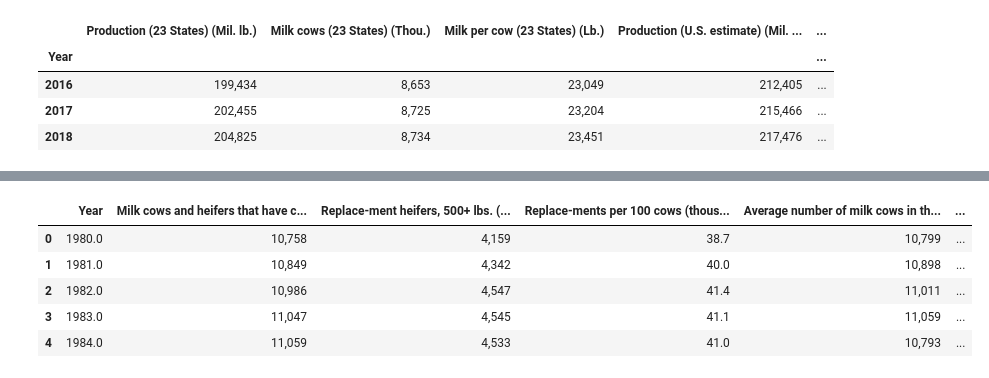
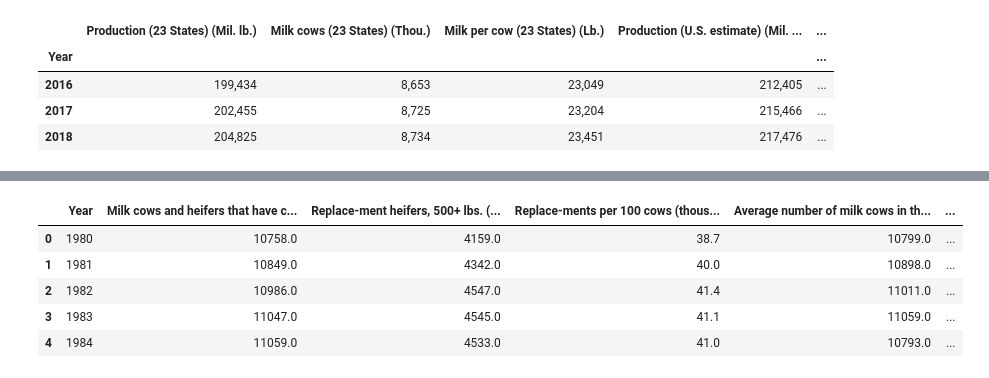
Before and after one commit to Ashraf4068/Dairy_project, a Jupyter notebook: dairy_test.ipynb, the cells around one changed output, grey strips where cells are left out. Drawn from its saved outputs; the diff is of its cells as text; code cells hidden in the pictures.

```diff
--- a/dairy_test.ipynb
+++ b/dairy_test.ipynb
@@ -100,10 +105,10 @@ plt.show()
 # %%
 time_series_analysis = pd.read_csv("Resources/us_annual_milk_production_factors_80-18.csv")
-time_series_analysis.head()
+time_series_analysis.apply(pd.to_numeric).head()
 # %% [output]
 |  | Year | Milk cows and heifers that have c... | Replace-ment heifers, 500+ lbs. (... | Replace-ments per 100 cows (thous... | Average number of milk cows in th... | ... |
-| 0 | 1980.0 | 10,758 | 4,159 | 38.7 | 10,799 | ... |
-| 1 | 1981.0 | 10,849 | 4,342 | 40.0 | 10,898 | ... |
-| 2 | 1982.0 | 10,986 | 4,547 | 41.4 | 11,011 | ... |
-| 3 | 1983.0 | 11,047 | 4,545 | 41.1 | 11,059 | ... |
-| 4 | 1984.0 | 11,059 | 4,533 | 41.0 | 10,793 | ... |
+| 0 | 1980 | 10758.0 | 4159.0 | 38.7 | 10799.0 | ... |
+| 1 | 1981 | 10849.0 | 4342.0 | 40.0 | 10898.0 | ... |
+| 2 | 1982 | 10986.0 | 4547.0 | 41.4 | 11011.0 | ... |
+| 3 | 1983 | 11047.0 | 4545.0 | 41.1 | 11059.0 | ... |
+| 4 | 1984 | 11059.0 | 4533.0 | 41.0 | 10793.0 | ... |
```
Also changed, not shown: parts of 17 cells of this notebook, 3 other files.
